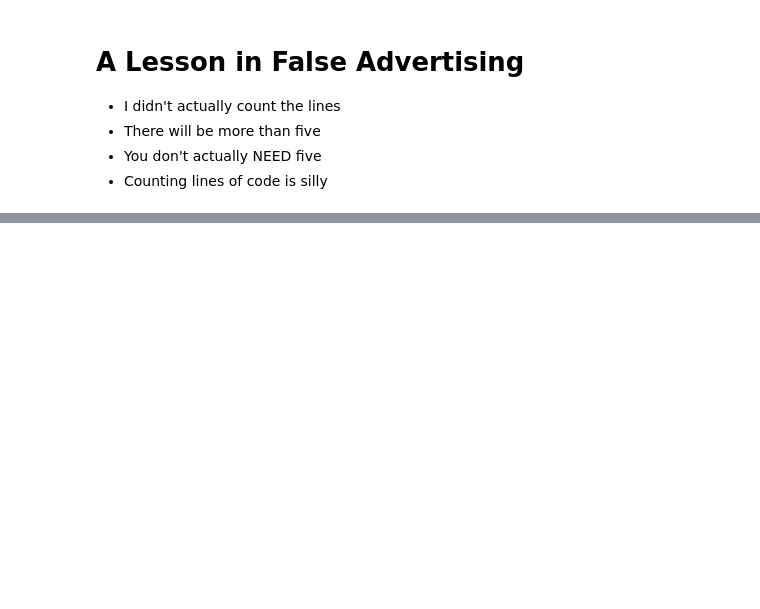
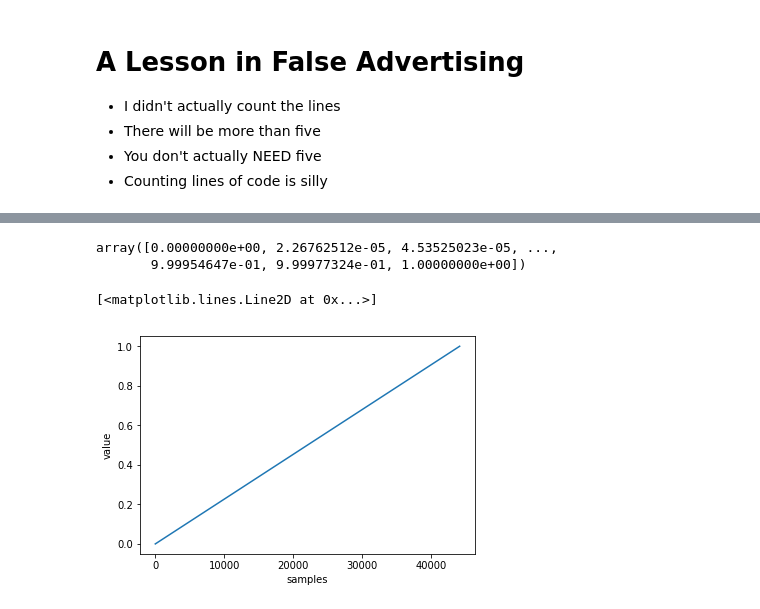
Before and after one commit to RemyPorter/ShadowMusic, a Jupyter notebook: Build a Synth.ipynb, the cells around one changed output, grey strips where cells are left out. Drawn from its saved outputs; the diff is of its cells as text; code cells hidden in the pictures; blank space fills up the shorter version.

Commit message:
Slides (and better, more logical space generation)

```diff
--- a/Build a Synth.ipynb
+++ b/Build a Synth.ipynb
@@ -35,0 +59,20 @@ sd.play(np.sin(np.mgrid[0:44100]/44100 * 2 * np.pi * 440))
+# %%
+# sample time
+np.linspace(0, 1, 44100) #count from 0-1 in 44,100 steps
+# %% [output]
+array([0.00000000e+00, 2.26762512e-05, 4.53525023e-05, ...,
+       9.99954647e-01, 9.99977324e-01, 1.00000000e+00])
+# %%
+SAMPLE_RATE=44100
+def space(duration, sample_rate=SAMPLE_RATE):
+  """Generate a temporal space of `duration` seconds at `sample_rate` sampling frequency"""
+  return np.linspace(0, duration, duration*sample_rate)
+one_second = space(1)
+# %%
+%matplotlib inline
+import matplotlib.pyplot as plt
+plt.axes(xlabel="samples", ylabel="value")
+plt.plot(one_second)
+# %% [output]
+[<matplotlib.lines.Line2D at 0x...>]
+[figure, added]
```
Also changed, not shown: parts of 98 cells of this notebook, 6 other files.
